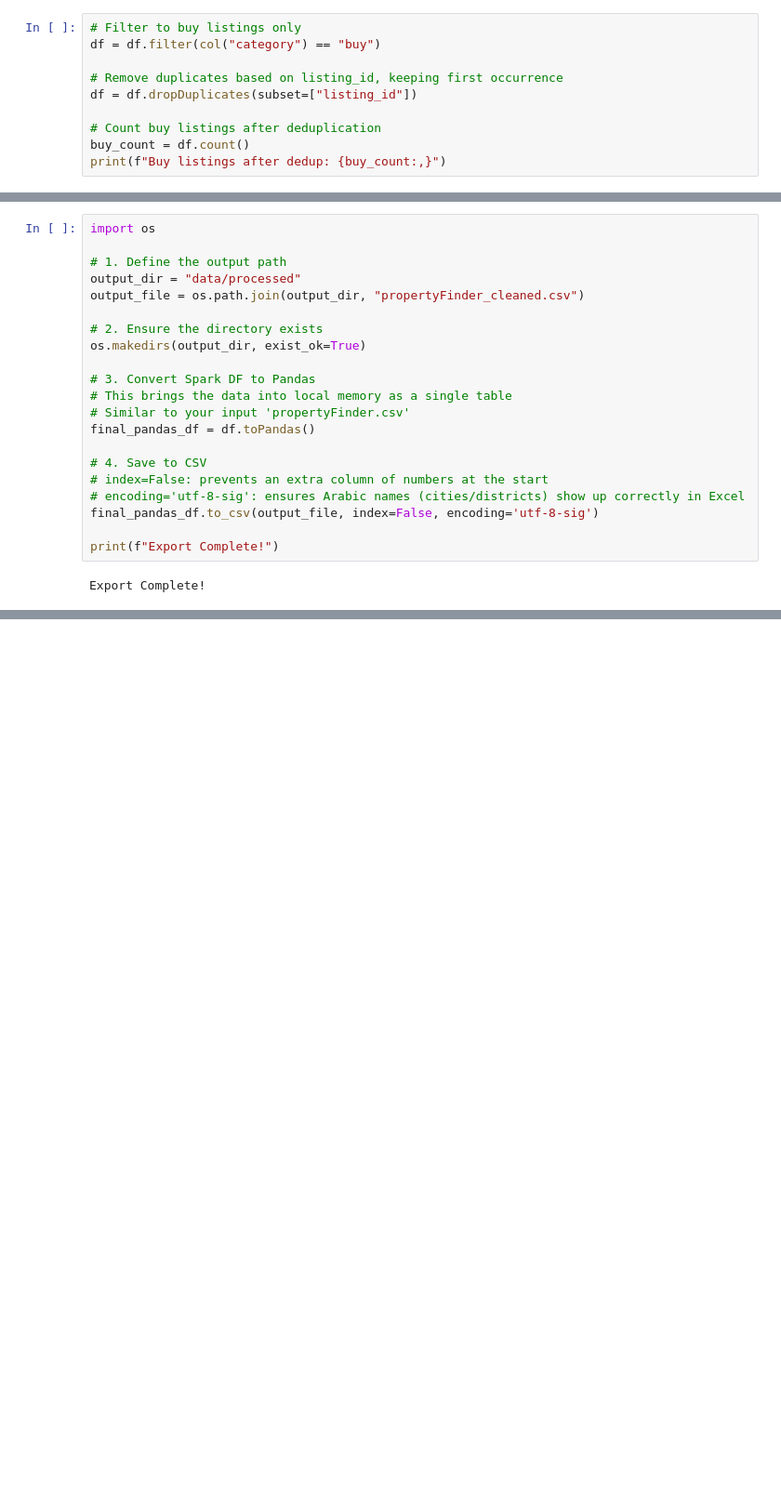
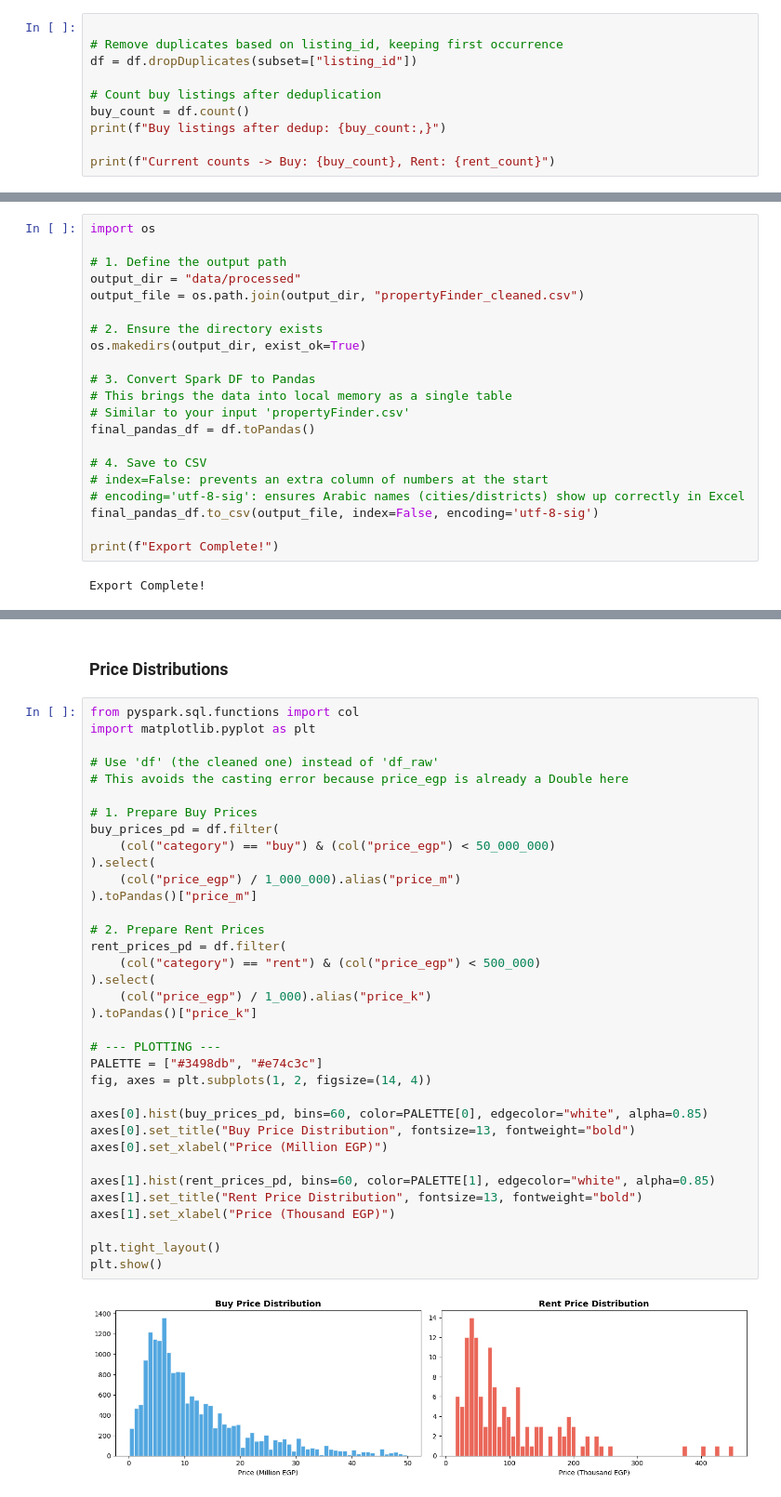
Before and after one commit to ayahalshahidd/Egypt_Property_Prices, a Jupyter notebook: real_estate_eda.ipynb, the cells around one changed output, grey strips where cells are left out. Shown at 93% size. Cells and saved outputs as stored; diff of their text form; blank space fills up the shorter version.

```diff
--- a/real_estate_eda.ipynb
+++ b/real_estate_eda.ipynb
@@ -146,8 +159,6 @@ Dropped columns: 24
 # %% [markdown]
 ### removing duplicates
 # %%
-# Filter to buy listings only
-df = df.filter(col("category") == "buy")
 
 # Remove duplicates based on listing_id, keeping first occurrence
 df = df.dropDuplicates(subset=["listing_id"])
@@ -155,4 +166,6 @@ df = df.dropDuplicates(subset=["listing_id"])
 # Count buy listings after deduplication
 buy_count = df.count()
 print(f"Buy listings after dedup: {buy_count:,}")
+
+print(f"Current counts -> Buy: {buy_count}, Rent: {rent_count}")
 # %% [output]
@@ -420,0 +483,39 @@ Export Complete!
+# %% [markdown]
+### Price Distributions
+# %%
+from pyspark.sql.functions import col
+import matplotlib.pyplot as plt
+
+# Use 'df' (the cleaned one) instead of 'df_raw'
+# This avoids the casting error because price_egp is already a Double here
+
+# 1. Prepare Buy Prices
+buy_prices_pd = df.filter(
+    (col("category") == "buy") & (col("price_egp") < 50_000_000)
+).select(
+    (col("price_egp") / 1_000_000).alias("price_m")
+).toPandas()["price_m"]
+
+# 2. Prepare Rent Prices
+rent_prices_pd = df.filter(
+    (col("category") == "rent") & (col("price_egp") < 500_000)
+).select(
+    (col("price_egp") / 1_000).alias("price_k")
+).toPandas()["price_k"]
+
+# --- PLOTTING ---
+PALETTE = ["#3498db", "#e74c3c"]
+fig, axes = plt.subplots(1, 2, figsize=(14, 4))
+
+axes[0].hist(buy_prices_pd, bins=60, color=PALETTE[0], edgecolor="white", alpha=0.85)
+axes[0].set_title("Buy Price Distribution", fontsize=13, fontweight="bold")
+axes[0].set_xlabel("Price (Million EGP)")
+
+axes[1].hist(rent_prices_pd, bins=60, color=PALETTE[1], edgecolor="white", alpha=0.85)
+axes[1].set_title("Rent Price Distribution", fontsize=13, fontweight="bold")
+axes[1].set_xlabel("Price (Thousand EGP)")
+
+plt.tight_layout()
+plt.show()
+# %% [output]
+[figure, added]
```
Also changed, not shown: parts of 16 cells of this notebook.
